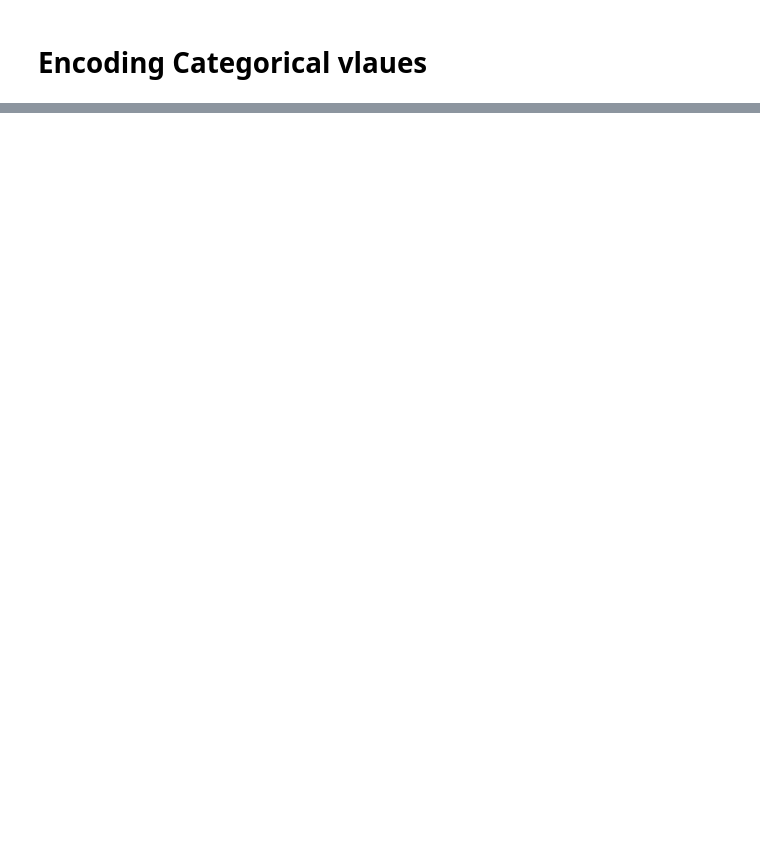
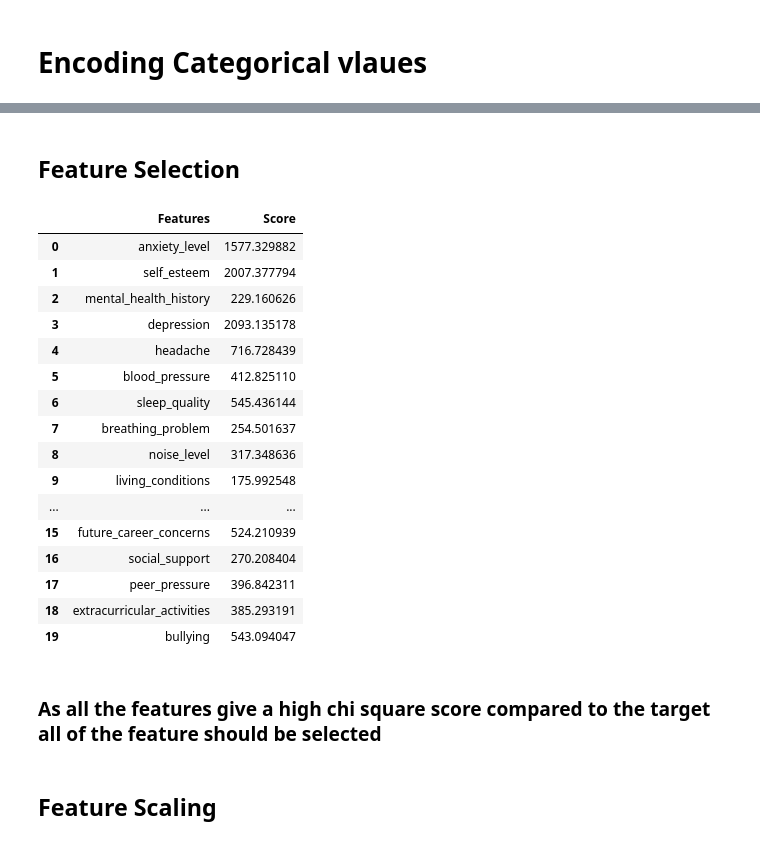
Before and after one commit to KaziQuader/Predicting-Student-Stress-Level, a Jupyter notebook: PredictingStudentStressLevel.ipynb, the cells around one changed output, grey strips where cells are left out. Drawn from its saved outputs; the diff is of its cells as text; code cells hidden in the pictures; blank space fills up the shorter version.

Commit message:
Feature selection and feature scaling performed

```diff
--- a/PredictingStudentStressLevel.ipynb
+++ b/PredictingStudentStressLevel.ipynb
@@ -244,3 +379,42 @@ df
 | 1098 | 21.0 | 0.0 | 1 | 19.0 | 5 | 2 | 1 | ... |
 | 1099 | 18.0 | 6.0 | 1 | 15.0 | 1 | 2 | 0 | ... |
 1067 rows × 21 columns
+# %% [markdown]
+## Feature Selection
+# %%
+X = df.iloc[:,:-1]
+y = df['stress_level']
+
+# Select 15 features with the best chi square score
+best_features = SelectKBest(score_func=chi2, k=15)
+ordered_feature = best_features.fit(X, y)
+
+# Scores and respective features
+dfscores = pd.DataFrame(ordered_feature.scores_, columns=["Score"])
+dfcolumns = pd.DataFrame(X.columns)
+
+features_rank = pd.concat([dfcolumns, dfscores], axis=1)
+features_rank.columns = ['Features', 'Score']
+features_rank
+# %% [output]
+|  | Features | Score |
+| 0 | anxiety_level | 1577.329882 |
+| 1 | self_esteem | 2007.377794 |
+| 2 | mental_health_history | 229.160626 |
+| 3 | depression | 2093.135178 |
+| 4 | headache | 716.728439 |
+| 5 | blood_pressure | 412.825110 |
+| 6 | sleep_quality | 545.436144 |
+| 7 | breathing_problem | 254.501637 |
+| 8 | noise_level | 317.348636 |
+| 9 | living_conditions | 175.992548 |
+| ... | ... | ... |
+| 15 | future_career_concerns | 524.210939 |
+| 16 | social_support | 270.208404 |
+| 17 | peer_pressure | 396.842311 |
+| 18 | extracurricular_activities | 385.293191 |
+| 19 | bullying | 543.094047 |
+# %% [markdown]
+### As all the features give a high chi square score compared to the target all of the feature should be selected
+# %% [markdown]
+## Feature Scaling
```
Also changed, not shown: parts of 29 cells of this notebook.
